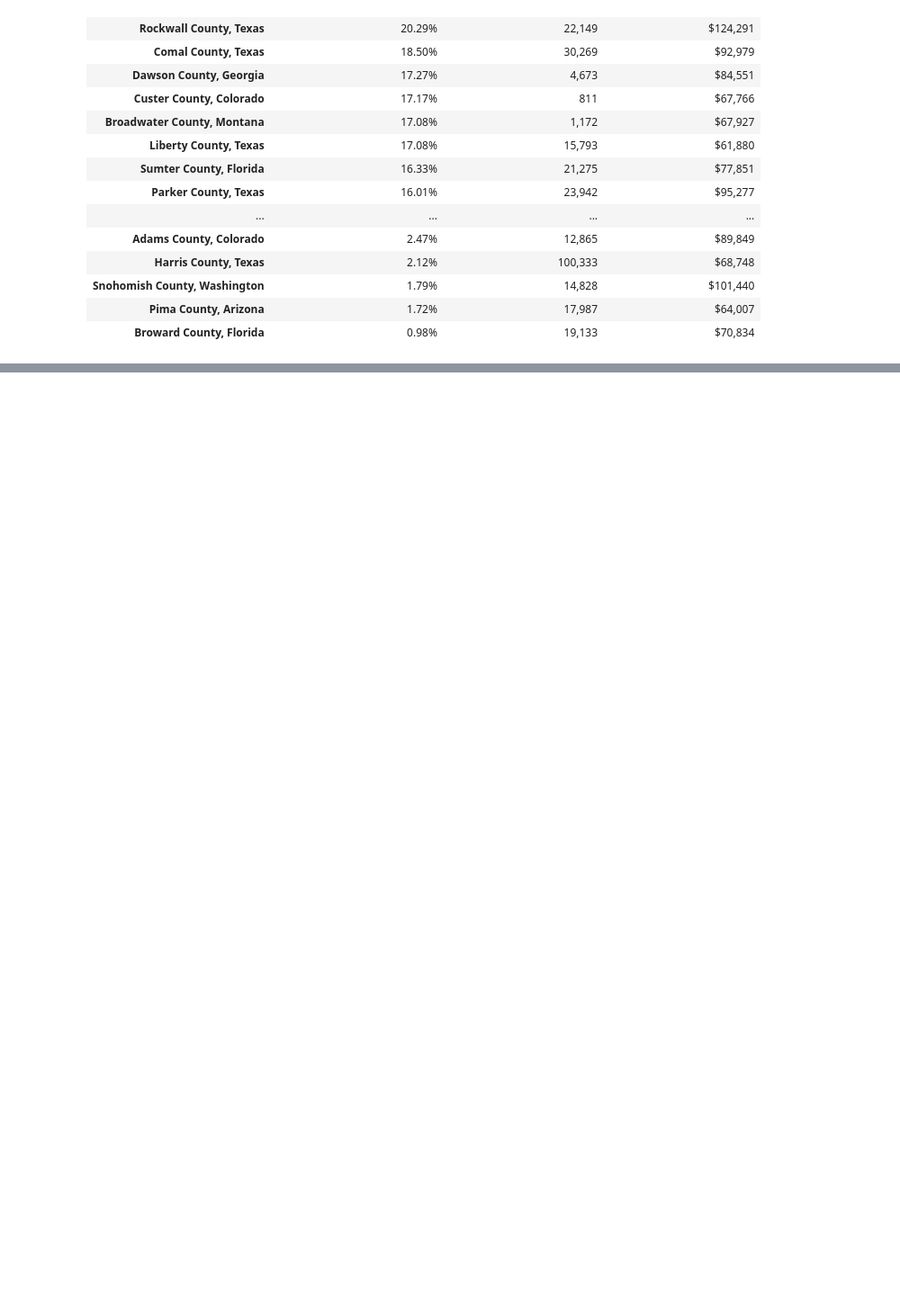
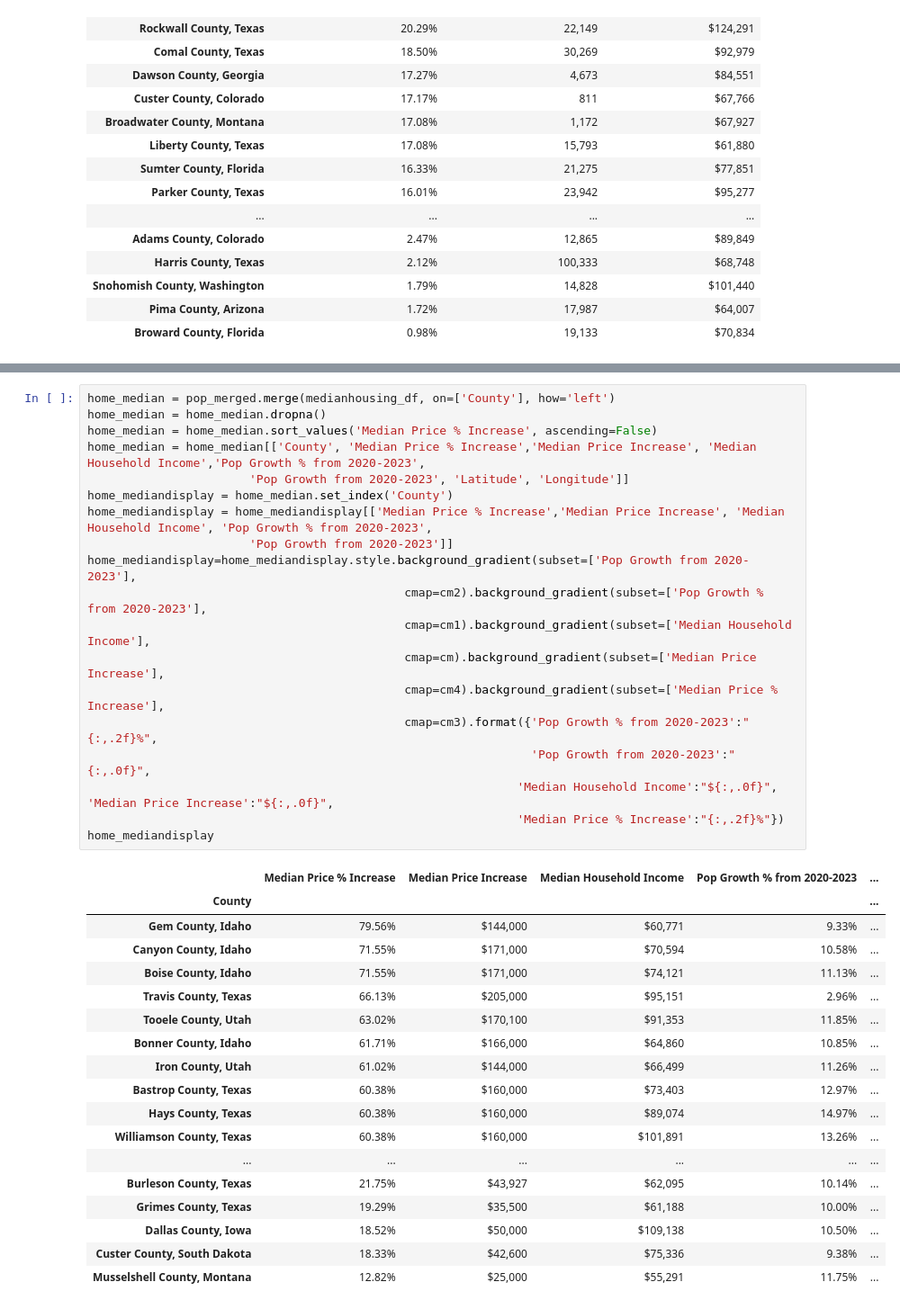
Before and after one commit to smsimba225/Project_1, a Jupyter notebook: Project1_Owen.ipynb, the cells around one changed output, grey strips where cells are left out. Shown at 90% size. Saved outputs shown, nothing was run; the diff lists cells and outputs as text; blank space fills up the shorter version.

```diff
--- a/Project1_Owen.ipynb
+++ b/Project1_Owen.ipynb
@@ -529,0 +490,38 @@ home_median.to_csv('Resources/Pop_home_median.csv')
+# %%
+home_median = pop_merged.merge(medianhousing_df, on=['County'], how='left')
+home_median = home_median.dropna()
+home_median = home_median.sort_values('Median Price % Increase', ascending=False)
+home_median = home_median[['County', 'Median Price % Increase','Median Price Increase', 'Median Household Income','Pop Growth % from 2020-2023',
+                       'Pop Growth from 2020-2023', 'Latitude', 'Longitude']]
+home_mediandisplay = home_median.set_index('County')
+home_mediandisplay = home_mediandisplay[['Median Price % Increase','Median Price Increase', 'Median Household Income', 'Pop Growth % from 2020-2023',
+                       'Pop Growth from 2020-2023']]
+home_mediandisplay=home_mediandisplay.style.background_gradient(subset=['Pop Growth from 2020-2023'],
+                                             cmap=cm2).background_gradient(subset=['Pop Growth % from 2020-2023'],
+                                             cmap=cm1).background_gradient(subset=['Median Household Income'],
+                                             cmap=cm).background_gradient(subset=['Median Price Increase'],
+                                             cmap=cm4).background_gradient(subset=['Median Price % Increase'],
+                                             cmap=cm3).format({'Pop Growth % from 2020-2023':"{:,.2f}%",
+                                                               'Pop Growth from 2020-2023':"{:,.0f}",
+                                                             'Median Household Income':"${:,.0f}", 'Median Price Increase':"${:,.0f}",
+                                                             'Median Price % Increase':"{:,.2f}%"})
+home_mediandisplay
+# %% [output]
+|  | Median Price % Increase | Median Price Increase | Median Household Income | Pop Growth % from 2020-2023 | ... |
+| County |  |  |  |  | ... |
+| Gem County, Idaho | 79.56% | $144,000 | $60,771 | 9.33% | ... |
+| Canyon County, Idaho | 71.55% | $171,000 | $70,594 | 10.58% | ... |
+| Boise County, Idaho | 71.55% | $171,000 | $74,121 | 11.13% | ... |
+| Travis County, Texas | 66.13% | $205,000 | $95,151 | 2.96% | ... |
+| Tooele County, Utah | 63.02% | $170,100 | $91,353 | 11.85% | ... |
+| Bonner County, Idaho | 61.71% | $166,000 | $64,860 | 10.85% | ... |
+| Iron County, Utah | 61.02% | $144,000 | $66,499 | 11.26% | ... |
+| Bastrop County, Texas | 60.38% | $160,000 | $73,403 | 12.97% | ... |
+| Hays County, Texas | 60.38% | $160,000 | $89,074 | 14.97% | ... |
+| Williamson County, Texas | 60.38% | $160,000 | $101,891 | 13.26% | ... |
+| ... | ... | ... | ... | ... | ... |
+| Burleson County, Texas | 21.75% | $43,927 | $62,095 | 10.14% | ... |
+| Grimes County, Texas | 19.29% | $35,500 | $61,188 | 10.00% | ... |
+| Dallas County, Iowa | 18.52% | $50,000 | $109,138 | 10.50% | ... |
+| Custer County, South Dakota | 18.33% | $42,600 | $75,336 | 9.38% | ... |
+| Musselshell County, Montana | 12.82% | $25,000 | $55,291 | 11.75% | ... |
```
Also changed, not shown: parts of 25 cells of this notebook, 2 other files.
